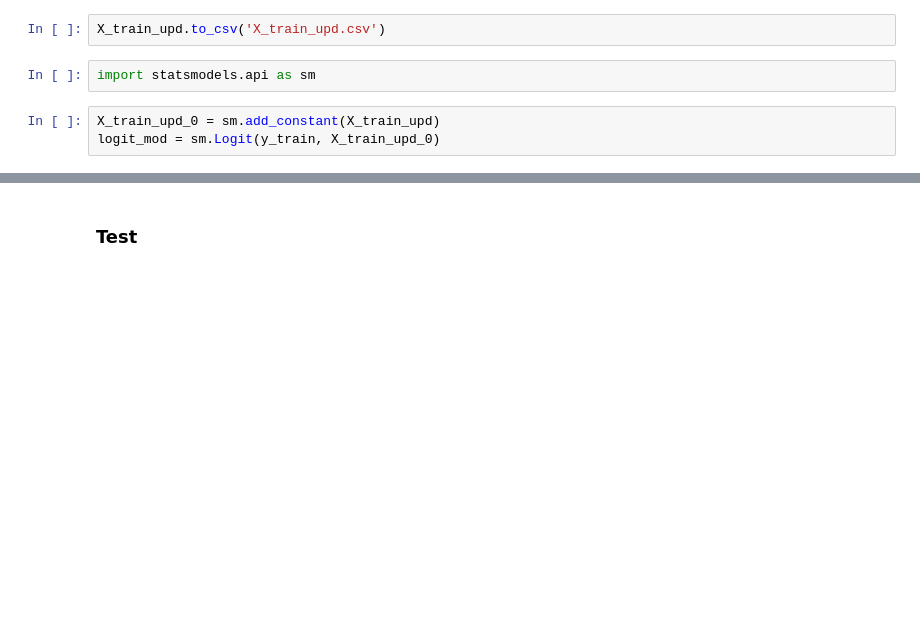
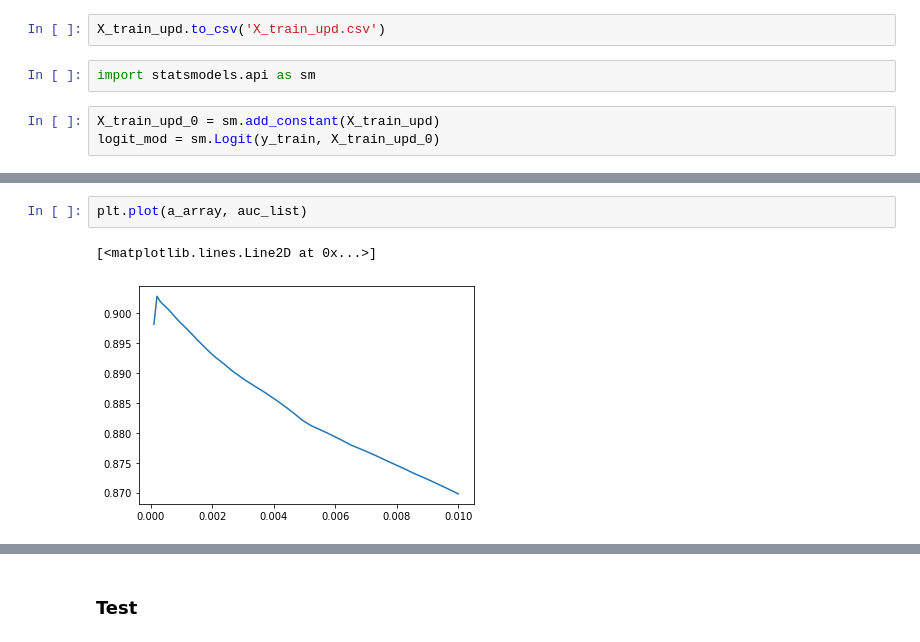
Before and after one commit to anilca-lab/parental-involvement-to-education, a Jupyter notebook: Master_Notebook.ipynb, the cells around one changed output, grey strips where cells are left out. Saved outputs shown, nothing was run; the diff lists cells and outputs as text; blank space fills up the shorter version.

```diff
--- a/Master_Notebook.ipynb
+++ b/Master_Notebook.ipynb
@@ -314,0 +336,5 @@ alpha = a * N * np.ones(K)
+# %%
+plt.plot(a_array, auc_list)
+# %% [output]
+[<matplotlib.lines.Line2D at 0x...>]
+[figure, added]
```
Also changed, not shown: parts of 10 cells of this notebook.
